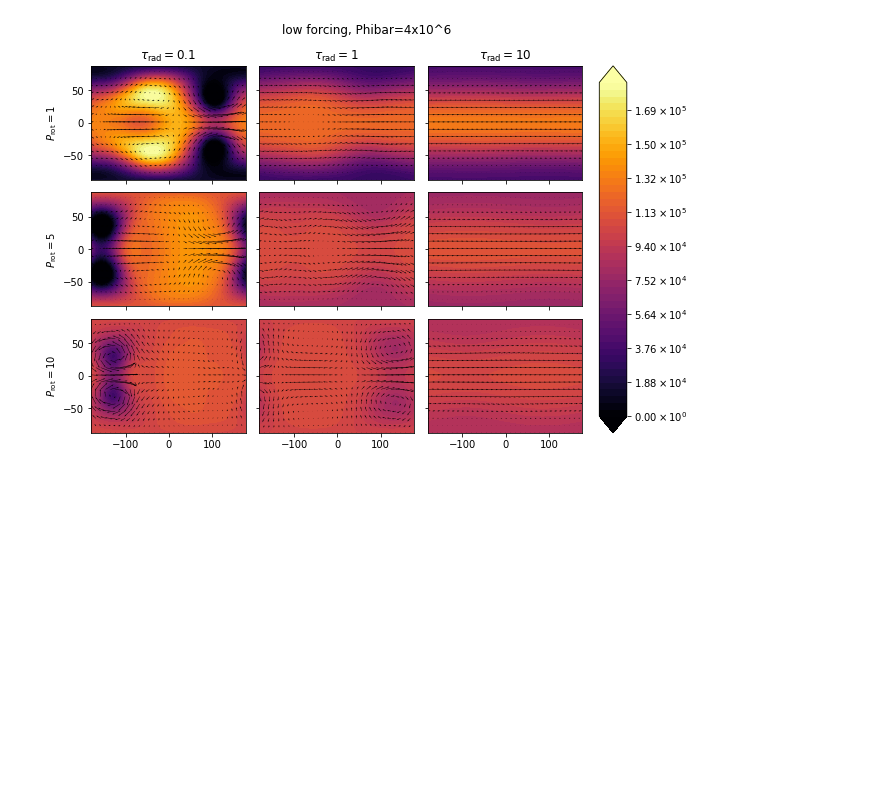
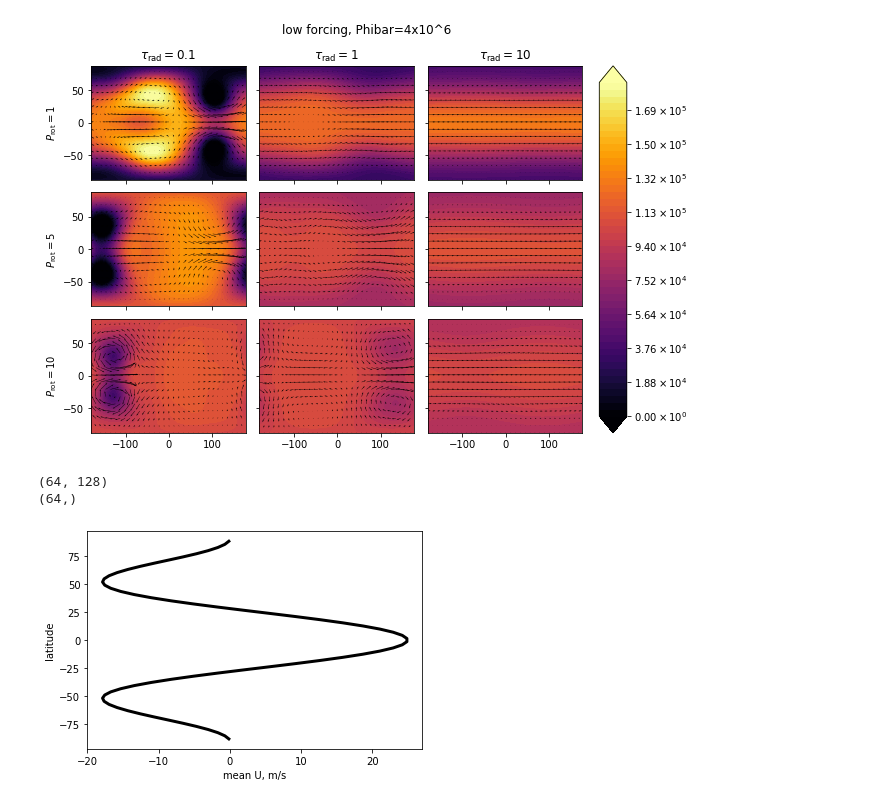
Before and after one commit to kathlandgren/SWAMPE, a Jupyter notebook: data/PBS-verification-plot/PBS-verification-plot.ipynb, the cells around one changed output. Drawn from its saved outputs; the diff is of its cells as text; code cells hidden in the pictures; blank space fills up the shorter version.

Commit message:
zonal wind plot

```diff
--- a/data/PBS-verification-plot/PBS-verification-plot.ipynb
+++ b/data/PBS-verification-plot/PBS-verification-plot.ipynb
@@ -426,0 +423,34 @@ for k in range(3):
+# %%
+#make one zonal plot and format it nicely
+
+def zonal_wind_plot(Udata,mus):
+
+    """
+
+    :param plotdata: first variable, JxM+1
+
+
+    """
+    #t = np.linspace(0, dt*tmax/3600, tmax, endpoint=True)
+
+    Ubar=np.mean(Udata,axis=1)
+    print(np.shape(Ubar))
+    Y = np.arcsin(mus)*180/np.pi #generate latitude
+
+    plt.plot(Ubar, Y,color='k',linewidth=3)
+
+    plt.xlabel('mean U, m/s')
+    plt.ticklabel_format(axis='both', style='sci')
+    plt.ylabel('latitude')
+    plt.ticklabel_format(axis='both', style='sci')
+
+    plt.show()
+
+sampleU=read_pickle('high-Phibar4-P10-tau10-U')
+print(np.shape(sampleU))
+
+zonal_wind_plot(sampleU,mus)
+# %% [output]
+(64, 128)
+(64,)
+[figure, added]
```
Also changed, not shown: parts of 5 cells of this notebook.
